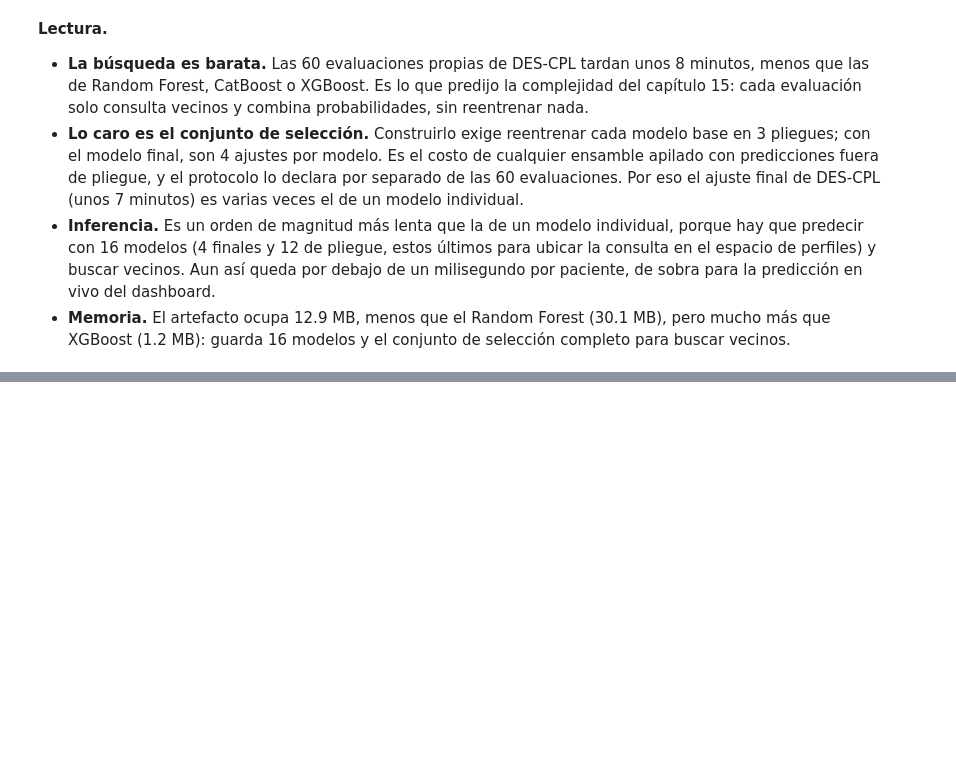
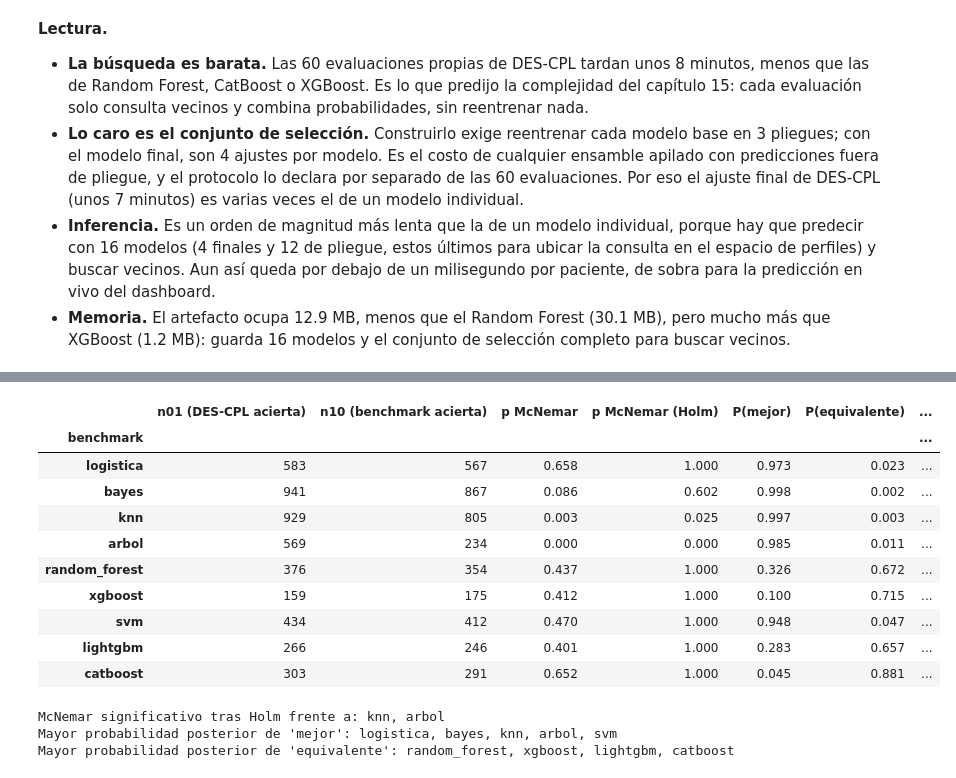
Before and after one commit to joshua2412-a/Diabetes_ProyectoML_202630, a Jupyter notebook: docs/16_Evaluacion_Ampliada.ipynb, the cells around one changed output, grey strips where cells are left out. Saved outputs shown, nothing was run; the diff lists cells and outputs as text; code cells hidden in the pictures; blank space fills up the shorter version.

Commit message:
Pruebas complementarias (McNemar y t bayesiana) en el libro y el artículo

```diff
--- a/docs/16_Evaluacion_Ampliada.ipynb
+++ b/docs/16_Evaluacion_Ampliada.ipynb
@@ -614,0 +631,47 @@ DES-CPL: búsqueda propia 8.1 min; conjunto de selección 5.3 min por fold; ajus
+# %%
+from src.estadistica import prueba_mcnemar_exacta, t_bayesiana_correlacionada
+
+ROPE = 0.005          # umbral de relevancia práctica del capítulo 12
+CAPACIDAD_OPERATIVA = 0.15
+
+pliegues = principal.pivot_table(index="fold", columns="método", values="auc_pr")
+pred_prueba = pd.read_csv(RESULTADOS / "prueba_predicciones.csv")
+y_prueba = pred_prueba["y"].to_numpy()
+
+def marcar(probabilidades):
+    # Umbral operativo: el percentil 85 de las puntuaciones del propio modelo.
+    return probabilidades >= np.quantile(probabilidades, 1 - CAPACIDAD_OPERATIVA)
+
+decision_des = marcar(pred_prueba["DES-CPL"].to_numpy())
+filas = []
+for b in BENCHMARKS:
+    mc = prueba_mcnemar_exacta(y_prueba, decision_des, marcar(pred_prueba[b].to_numpy()))
+    bay = t_bayesiana_correlacionada(pliegues["DES-CPL"] - pliegues[b], rope=ROPE)
+    filas.append({"benchmark": b, "n01 (DES-CPL acierta)": mc["n01"], "n10 (benchmark acierta)": mc["n10"],
+                  "p McNemar": mc["p"], "P(mejor)": bay["mejor"], "P(equivalente)": bay["equivalente"],
+                  "P(peor)": bay["peor"]})
+complementarias = pd.DataFrame(filas).set_index("benchmark")
+complementarias.insert(3, "p McNemar (Holm)", correccion_holm(complementarias["p McNemar"].to_numpy()))
+guardar_resultado(complementarias, "pruebas_complementarias")
+display(complementarias.round(3))
+
+significativos = complementarias.index[complementarias["p McNemar (Holm)"] < 0.05].tolist()
+print("McNemar significativo tras Holm frente a:", ", ".join(significativos) or "ninguno")
+for etiqueta, columna in [("mejor", "P(mejor)"), ("equivalente", "P(equivalente)")]:
+    print(f"Mayor probabilidad posterior de '{etiqueta}':",
+          ", ".join(complementarias.index[complementarias[["P(mejor)", "P(equivalente)", "P(peor)"]].idxmax(axis=1) == columna]))
+# %% [output]
+|  | n01 (DES-CPL acierta) | n10 (benchmark acierta) | p McNemar | p McNemar (Holm) | P(mejor) | P(equivalente) | ... |
+| benchmark |  |  |  |  |  |  | ... |
+| logistica | 583 | 567 | 0.658 | 1.000 | 0.973 | 0.023 | ... |
+| bayes | 941 | 867 | 0.086 | 0.602 | 0.998 | 0.002 | ... |
+| knn | 929 | 805 | 0.003 | 0.025 | 0.997 | 0.003 | ... |
+| arbol | 569 | 234 | 0.000 | 0.000 | 0.985 | 0.011 | ... |
+| random_forest | 376 | 354 | 0.437 | 1.000 | 0.326 | 0.672 | ... |
+| xgboost | 159 | 175 | 0.412 | 1.000 | 0.100 | 0.715 | ... |
+| svm | 434 | 412 | 0.470 | 1.000 | 0.948 | 0.047 | ... |
+| lightgbm | 266 | 246 | 0.401 | 1.000 | 0.283 | 0.657 | ... |
+| catboost | 303 | 291 | 0.652 | 1.000 | 0.045 | 0.881 | ... |
+McNemar significativo tras Holm frente a: knn, arbol
+Mayor probabilidad posterior de 'mejor': logistica, bayes, knn, arbol, svm
+Mayor probabilidad posterior de 'equivalente': random_forest, xgboost, lightgbm, catboost
```
Also changed, not shown: parts of 4 cells of this notebook, 16 other files.
